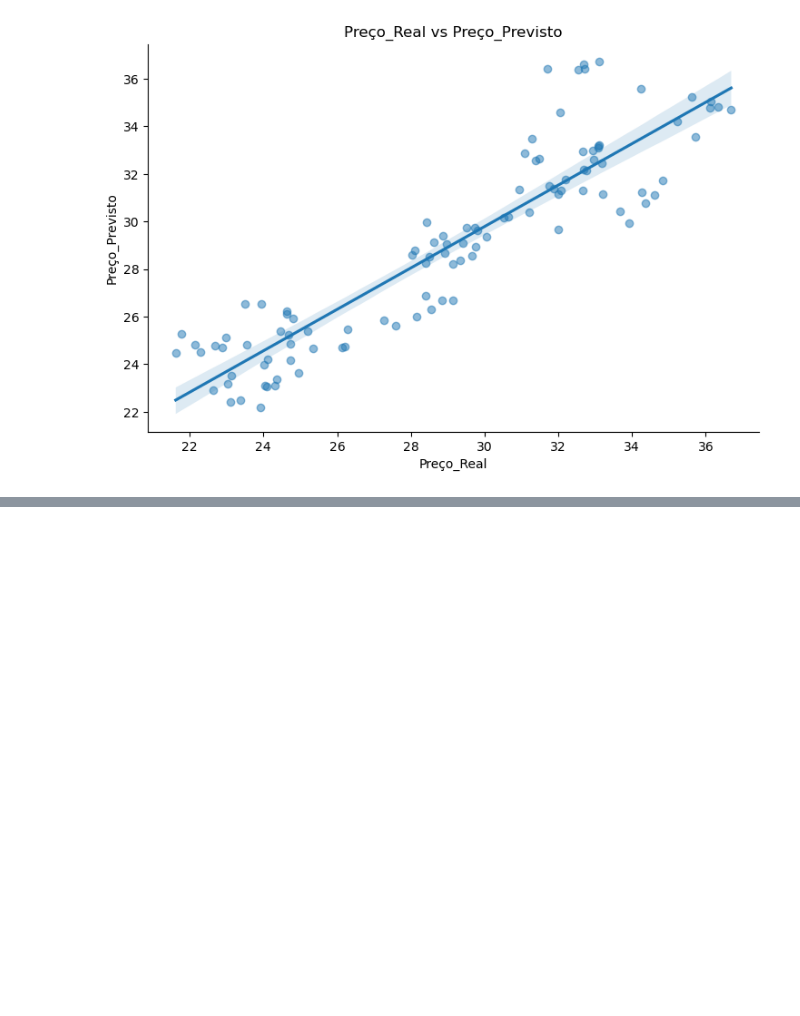
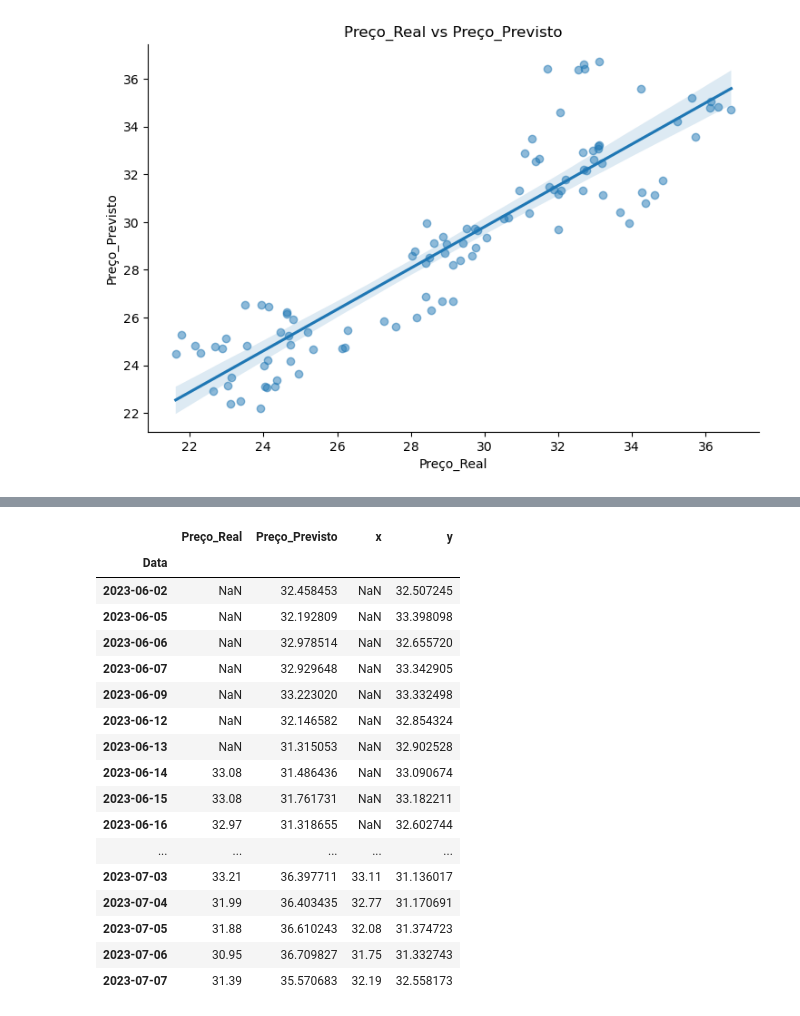
Before and after one commit to carneiro-fernando/EBAC, a Jupyter notebook: Projetos/Projeto_de_Parceria.ipynb, the cells around one changed output, grey strips where cells are left out. Cells and saved outputs as stored; diff of their text form; code cells hidden in the pictures; blank space fills up the shorter version.

```diff
--- a/Projetos/Projeto_de_Parceria.ipynb
+++ b/Projetos/Projeto_de_Parceria.ipynb
@@ -641,0 +943,23 @@ plt.show()
+# %%
+test[['x', 'y']] = compare_df.copy()
+test['x'] = test['x'].shift(6)
+test.head(25)
+# %% [output]
+|  | Preço_Real | Preço_Previsto | x | y |
+| Data |  |  |  |  |
+| 2023-06-02 | NaN | 32.458453 | NaN | 32.507245 |
+| 2023-06-05 | NaN | 32.192809 | NaN | 33.398098 |
+| 2023-06-06 | NaN | 32.978514 | NaN | 32.655720 |
+| 2023-06-07 | NaN | 32.929648 | NaN | 33.342905 |
+| 2023-06-09 | NaN | 33.223020 | NaN | 33.332498 |
+| 2023-06-12 | NaN | 32.146582 | NaN | 32.854324 |
+| 2023-06-13 | NaN | 31.315053 | NaN | 32.902528 |
+| 2023-06-14 | 33.08 | 31.486436 | NaN | 33.090674 |
+| 2023-06-15 | 33.08 | 31.761731 | NaN | 33.182211 |
+| 2023-06-16 | 32.97 | 31.318655 | NaN | 32.602744 |
+| ... | ... | ... | ... | ... |
+| 2023-07-03 | 33.21 | 36.397711 | 33.11 | 31.136017 |
+| 2023-07-04 | 31.99 | 36.403435 | 32.77 | 31.170691 |
+| 2023-07-05 | 31.88 | 36.610243 | 32.08 | 31.374723 |
+| 2023-07-06 | 30.95 | 36.709827 | 31.75 | 31.332743 |
+| 2023-07-07 | 31.39 | 35.570683 | 32.19 | 32.558173 |
```
Also changed, not shown: parts of 60 cells of this notebook.
